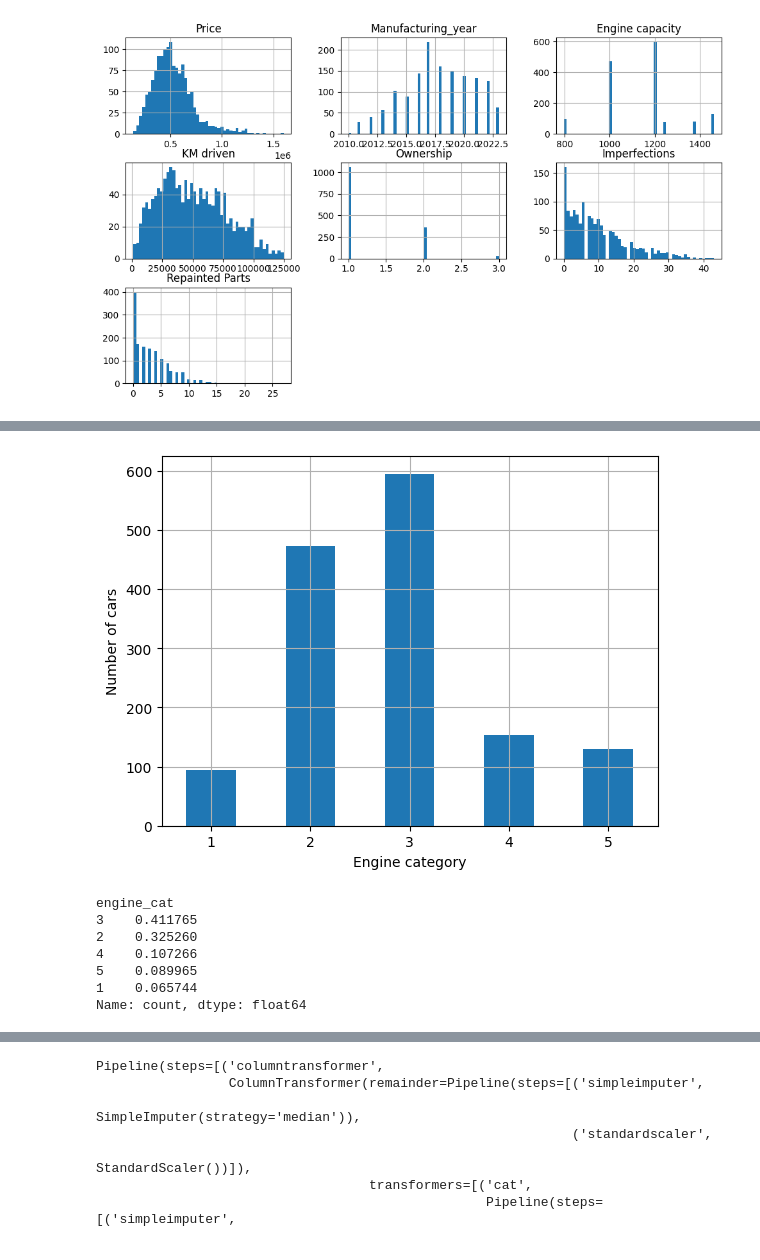
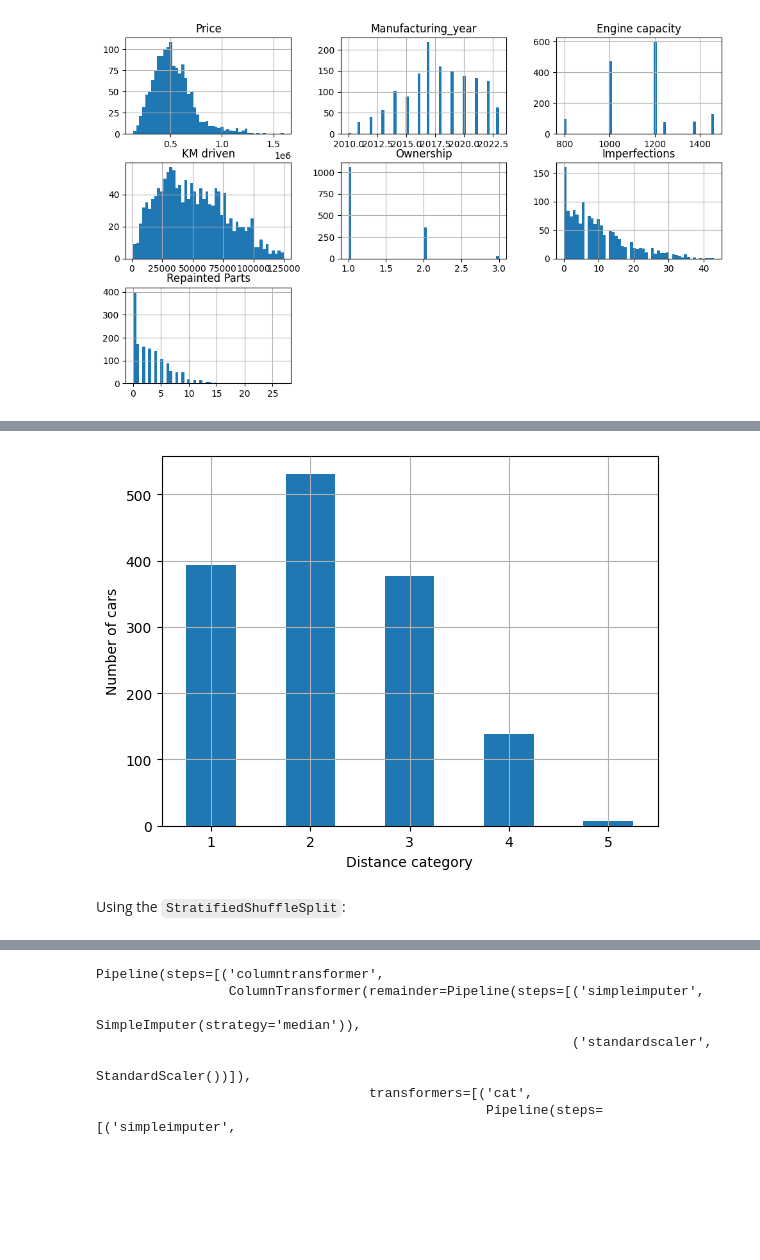
Before and after one commit to dmuman/ML-projects-and-tutorials, a Jupyter notebook: my_projects/cars24-step-by-step.ipynb, the cells around one changed output, grey strips where cells are left out. Saved outputs shown, nothing was run; the diff lists cells and outputs as text; code cells hidden in the pictures; blank space fills up the shorter version.

```diff
--- a/my_projects/cars24-step-by-step.ipynb
+++ b/my_projects/cars24-step-by-step.ipynb
@@ -64,14 +96,17 @@ train_set, test_set = train_test_split(cars_df, test_size=0.2, random_state=42)
 # %%
-cars_df["engine_cat"] = pd.cut(cars_df["Engine capacity"],
-                                bins=[0., 800, 1000, 1200, 1400, np.inf],
+cars_df["distance_cat"] = pd.cut(cars_df["KM driven"],
+                                bins=[0., 30000, 60000, 90000, 120000, np.inf],
                                 labels=[1, 2, 3, 4, 5])
 # %%
-cars_df["engine_cat"].value_counts().sort_index().plot.bar(rot=0, grid=True)
-plt.xlabel("Engine category")
+# displaying the categories
+cars_df["distance_cat"].value_counts().sort_index().plot.bar(rot=0, grid=True)
+plt.xlabel("Distance category")
 plt.ylabel("Number of cars")
 plt.show()
 # %% [output]
-[figure, old version]
+[figure, new version]
+# %% [markdown]
+Using the `StratifiedShuffleSplit`:
 # %%
 from sklearn.model_selection import StratifiedShuffleSplit
 
@@ -87,11 +126 @@ strat_train_set, strat_test_set = train_test_split(cars_df, test_size=0.2,
                                                   random_state=42)
-# %%
-strat_test_set["engine_cat"].value_counts() / len(strat_test_set)
-# %% [output]
-engine_cat
-3    0.411765
-2    0.325260
-4    0.107266
-5    0.089965
-1    0.065744
-Name: count, dtype: float64
```
Also changed, not shown: parts of 98 cells of this notebook.
